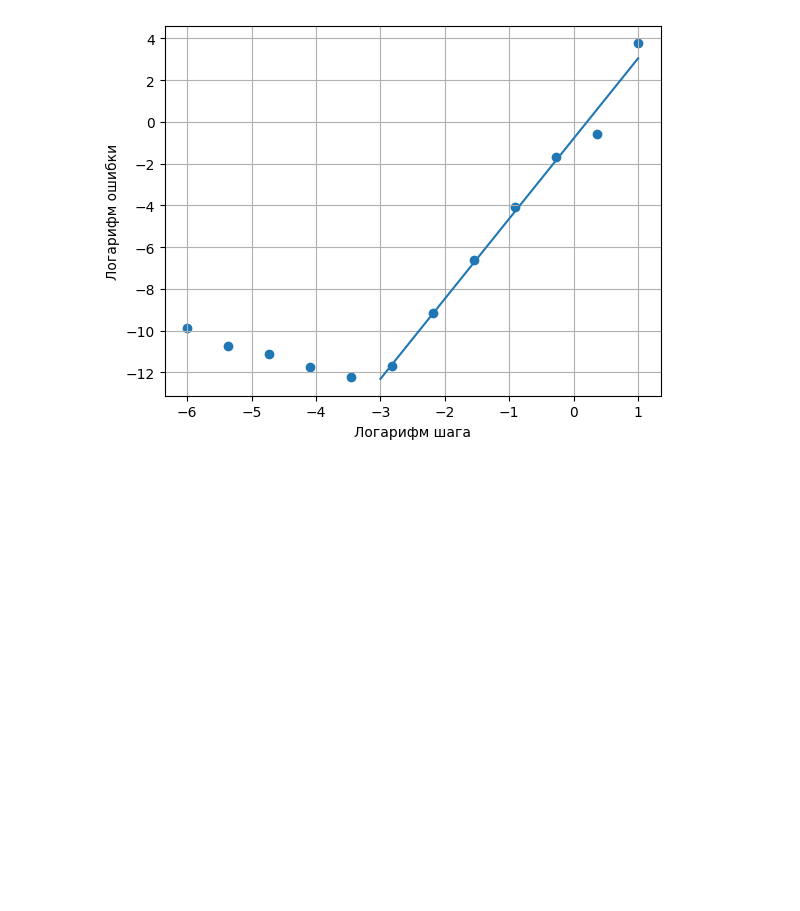
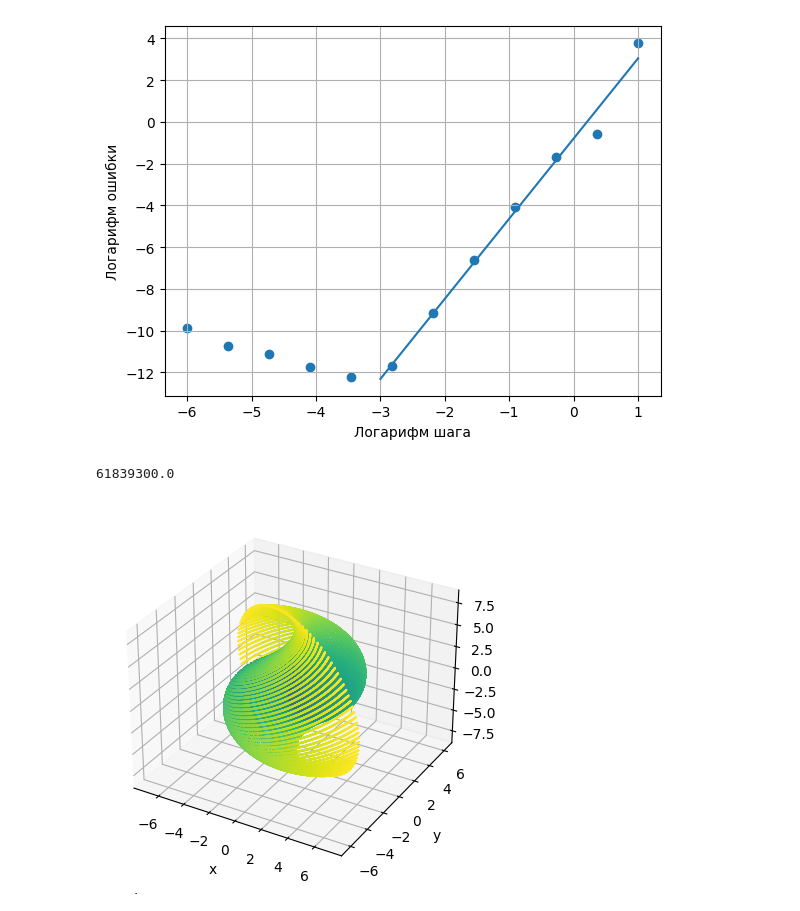
Before and after one commit to Dimundel/CompMathLabs, a Jupyter notebook: source/bdf/report.ipynb, the cells around one changed output. Cells and saved outputs as stored; diff of their text form; code cells hidden in the pictures; blank space fills up the shorter version.

Commit message:
add earth orbit plot

```diff
--- a/source/bdf/report.ipynb
+++ b/source/bdf/report.ipynb
@@ -41,3 +41,21 @@ coef
 # %% [output]
 array([ 3.83974104, -0.79516593])
 [figure]
+# %%
+with open("earth_data.txt", "r") as f:
+    datas = f.readlines()
+x = []
+
+for line in datas:
+    x.append([float(line.split()[1]), float(line.split()[2]), float(line.split()[3]), float(line.split()[0])])
+x = np.array(x)
+fig = plt.figure()
+ax = plt.axes(projection='3d')
+ax.scatter3D(x[:, 0], x[:, 1], x[:, 2], s = 0.2, c=x[:, 3])
+ax.set_xlabel('x')
+ax.set_ylabel('y')
+ax.set_zlabel('z')
+np.max(np.abs(x[:, 1]))
+# %% [output]
+61839300.0
+[figure, added]
```
Also changed, not shown: 1 other file.
